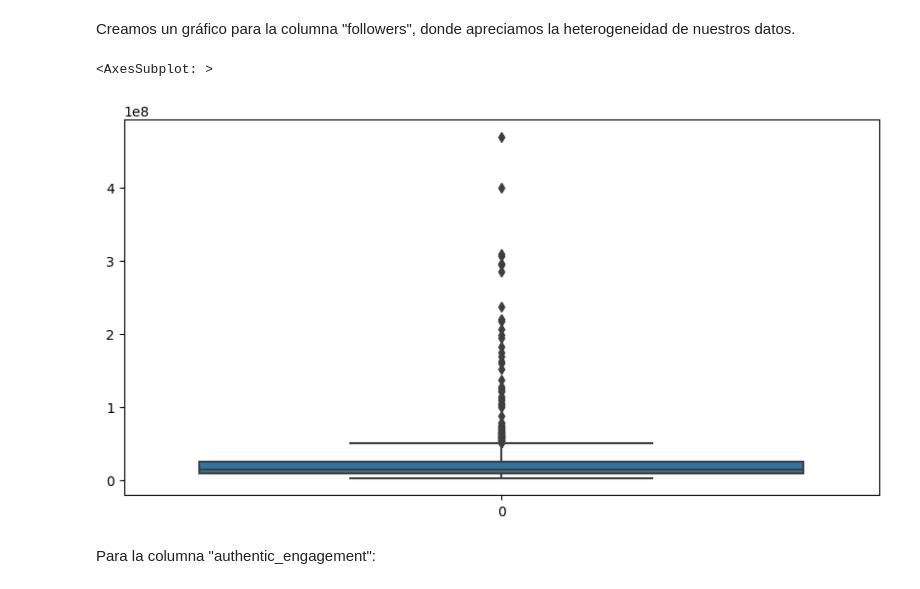
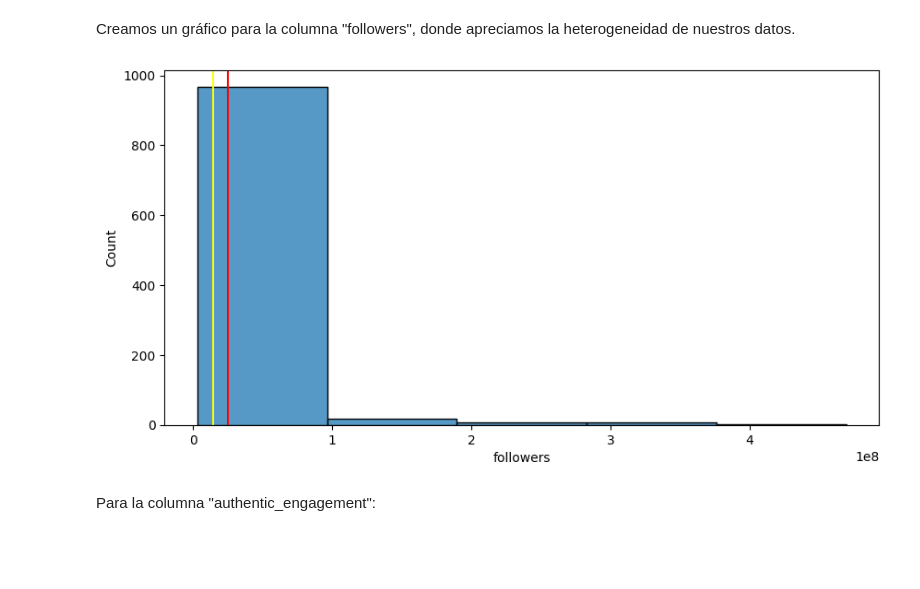
Before and after one commit to Adalab/DA-PromoC_Modulo2_Sprint1_Silvia-Noemi, a Jupyter notebook: Estadistica/pp-leccion1-estadisticaI.ipynb, the cells around one changed output. Drawn from its saved outputs; the diff is of its cells as text; code cells hidden in the pictures; blank space fills up the shorter version.

```diff
--- a/Estadistica/pp-leccion1-estadisticaI.ipynb
+++ b/Estadistica/pp-leccion1-estadisticaI.ipynb
@@ -205,10 +205,13 @@ Creamos un gráfico para la columna "followers", donde apreciamos la heterogenei
 # %%
 fig = plt.figure(figsize = (10,5))
 
-sns.boxplot(instagram["followers"])
+sns.histplot(instagram["followers"], bins=5)
+plt.axvline(media_f, color ="red")
+plt.axvline(mediana_f, color ="yellow")
+
+plt.show()
 # %% [output]
-<AxesSubplot: >
-[figure, old version]
+[figure, new version]
 # %% [markdown]
 Para la columna "authentic_engagement":
 # %% [markdown]
```
Also changed, not shown: parts of 1 cell of this notebook, 4 other files.
